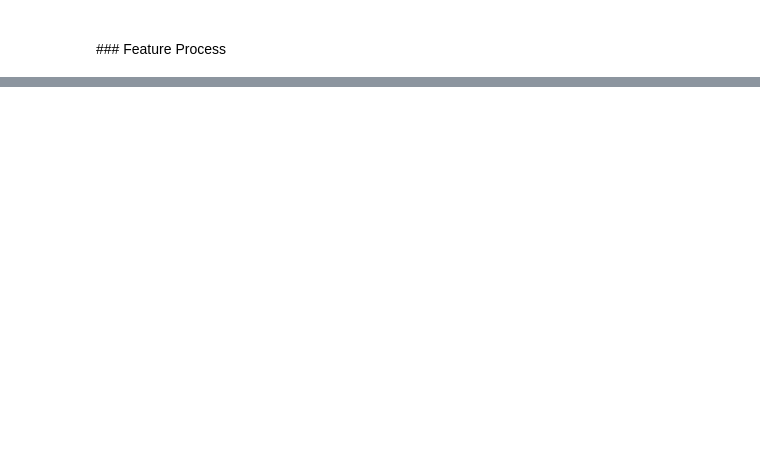
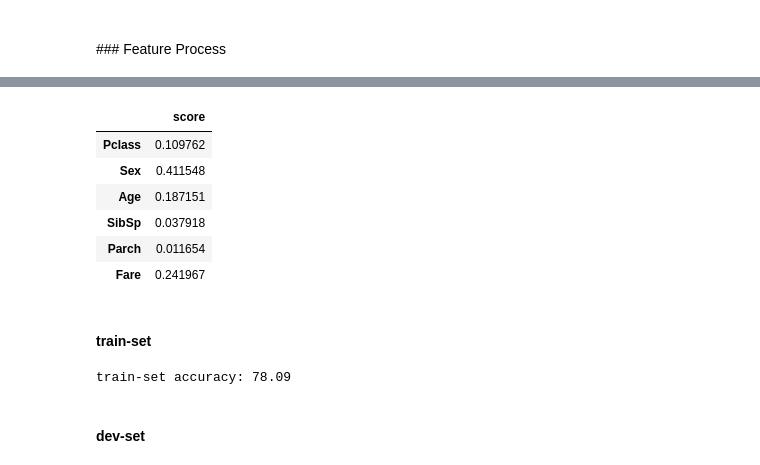
Before and after one commit to bethtseng/titanic, a Jupyter notebook: titanic.ipynb, the cells around one changed output, grey strips where cells are left out. Drawn from its saved outputs; the diff is of its cells as text; code cells hidden in the pictures; blank space fills up the shorter version.

```diff
--- a/titanic.ipynb
+++ b/titanic.ipynb
@@ -182,3 +177,31 @@ graph
+# %%
+clf = RandomForestClassifier(max_depth=2, random_state=0)
+clf.fit(train_data, train_label)
+feature_importance = DataFrame({'score': clf.feature_importances_}, index=train_data.columns)
+feature_importance
+# %% [output]
+|  | score |
+| Pclass | 0.109762 |
+| Sex | 0.411548 |
+| Age | 0.187151 |
+| SibSp | 0.037918 |
+| Parch | 0.011654 |
+| Fare | 0.241967 |
+# %% [markdown]
+<br>
+<b>train-set
+# %%
+train_result = clf.predict(train_data.as_matrix())
+train_result = DataFrame(train_result, index=train_data.index, columns=['Survived'])
+
+train_counter = Counter([x==y for x, y in zip(train_result['Survived'], train_label)])
+train_acc = train_counter[1] / sum(train_counter.values())
+print("train-set accuracy: %0.2f" % (train_acc*100))
+# %% [output]
+train-set accuracy: 78.09
+# %% [markdown]
+<br>
+<b>dev-set
 # %%
 dev_result = clf.predict(dev_data.as_matrix())
 dev_result = DataFrame(dev_result, index=dev_data.index, columns=['Survived'])
```
Also changed, not shown: parts of 9 cells of this notebook, 4 other files.
